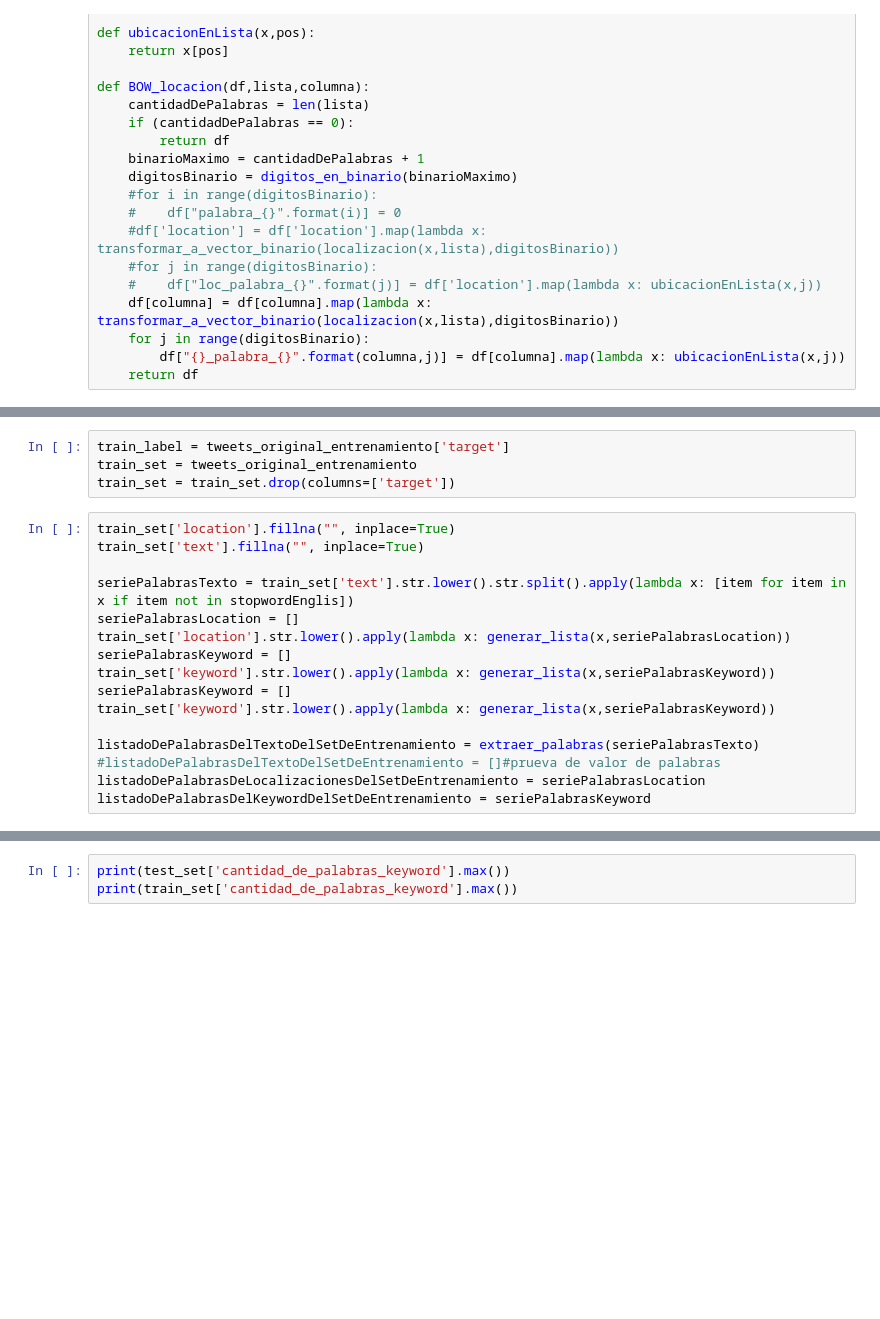
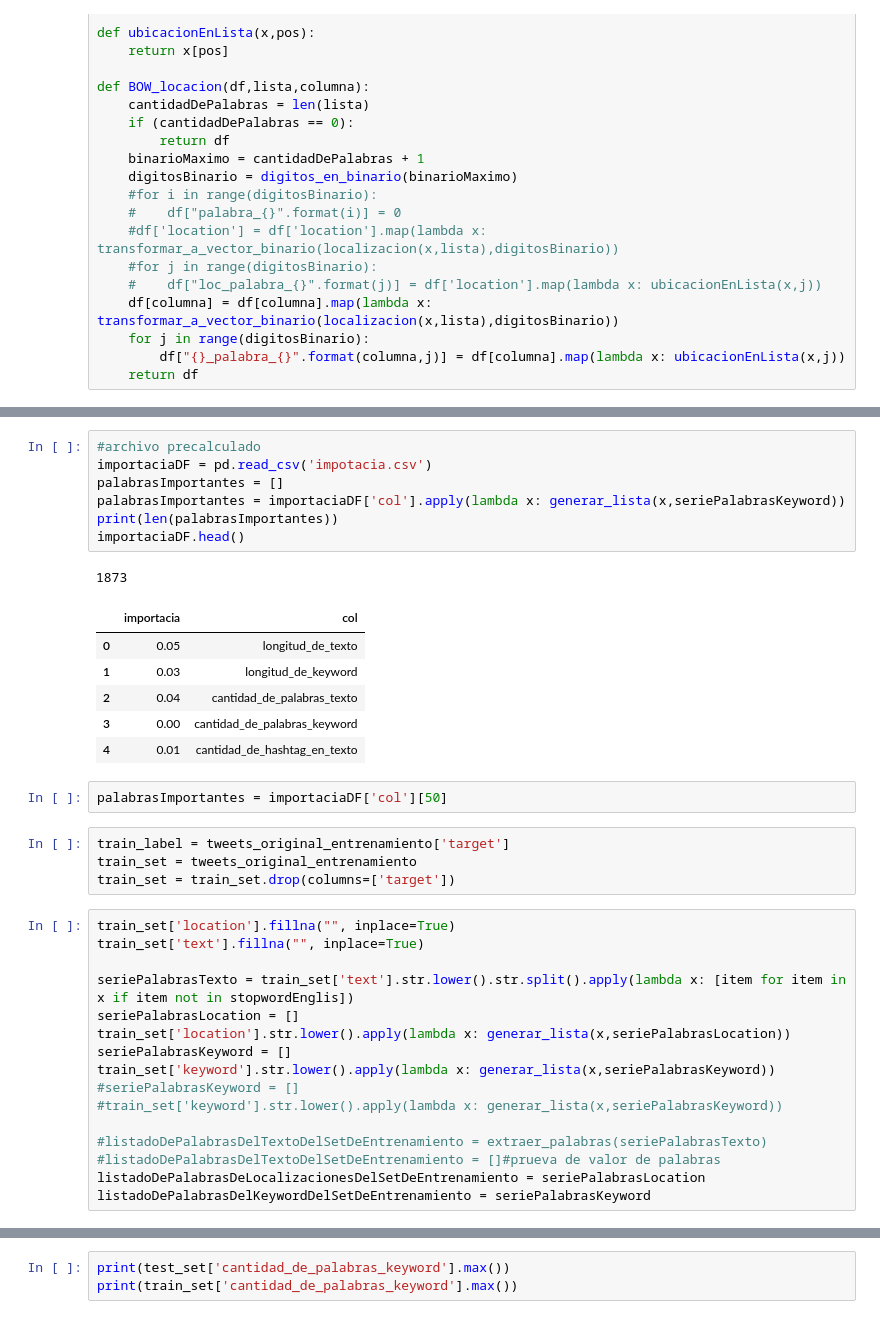
Before and after one commit to GIBelletti/TP2-7506-Datos, a Jupyter notebook: TP2.ipynb, the cells around one changed output, grey strips where cells are left out. Cells and saved outputs as stored; diff of their text form; blank space fills up the shorter version.

```diff
--- a/TP2.ipynb
+++ b/TP2.ipynb
@@ -420,6 +482,23 @@ def generar_lista(x,lista):
         return
     lista.append(x)
     return
+# %%
+#archivo precalculado
+importaciaDF = pd.read_csv('impotacia.csv')
+palabrasImportantes = []
+palabrasImportantes = importaciaDF['col'].apply(lambda x: generar_lista(x,seriePalabrasKeyword))
+print(len(palabrasImportantes))
+importaciaDF.head()
+# %% [output]
+1873
+|  | importacia | col |
+| 0 | 0.05 | longitud_de_texto |
+| 1 | 0.03 | longitud_de_keyword |
+| 2 | 0.04 | cantidad_de_palabras_texto |
+| 3 | 0.00 | cantidad_de_palabras_keyword |
+| 4 | 0.01 | cantidad_de_hashtag_en_texto |
+# %%
+palabrasImportantes = importaciaDF['col'][50]
 # %%
 train_label = tweets_original_entrenamiento['target']
 train_set = tweets_original_entrenamiento
@@ -433,10 +512,10 @@ seriePalabrasLocation = []
 train_set['location'].str.lower().apply(lambda x: generar_lista(x,seriePalabrasLocation))
 seriePalabrasKeyword = []
 train_set['keyword'].str.lower().apply(lambda x: generar_lista(x,seriePalabrasKeyword))
-seriePalabrasKeyword = []
-train_set['keyword'].str.lower().apply(lambda x: generar_lista(x,seriePalabrasKeyword))
+#seriePalabrasKeyword = []
+#train_set['keyword'].str.lower().apply(lambda x: generar_lista(x,seriePalabrasKeyword))
 
-listadoDePalabrasDelTextoDelSetDeEntrenamiento = extraer_palabras(seriePalabrasTexto)
+#listadoDePalabrasDelTextoDelSetDeEntrenamiento = extraer_palabras(seriePalabrasTexto)
 #listadoDePalabrasDelTextoDelSetDeEntrenamiento = []#prueva de valor de palabras
 listadoDePalabrasDeLocalizacionesDelSetDeEntrenamiento = seriePalabrasLocation
 listadoDePalabrasDelKeywordDelSetDeEntrenamiento = seriePalabrasKeyword
```
Also changed, not shown: parts of 18 cells of this notebook, 1 other file.
